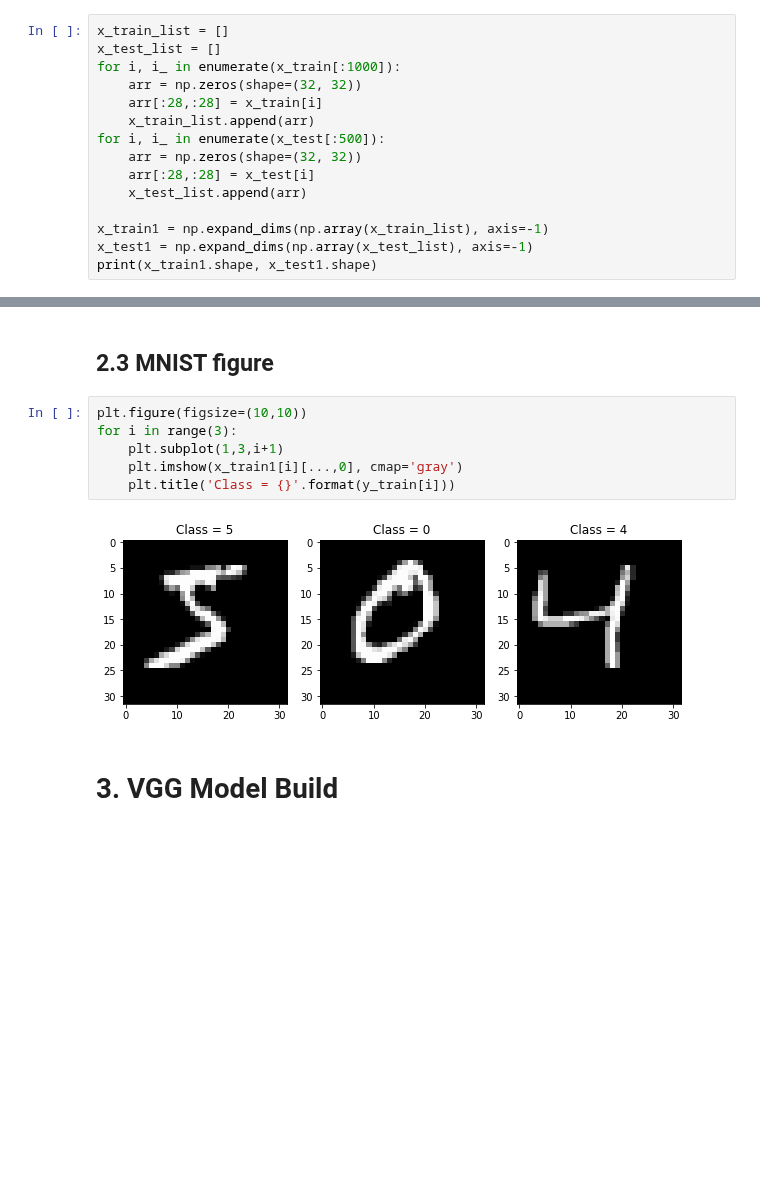
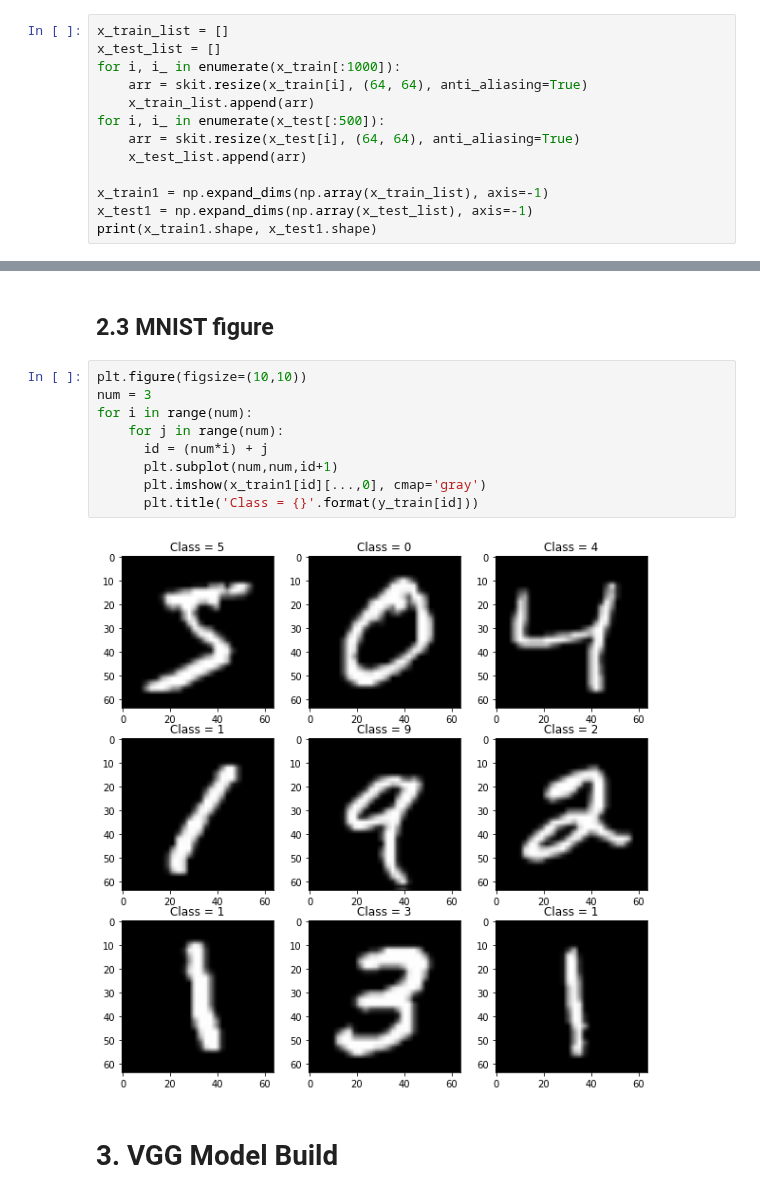
Before and after one commit to Pulsar-kkaturi/DL-Education, a Jupyter notebook: notebooks/Result_Visulization.ipynb, the cells around one changed output, grey strips where cells are left out. Cells and saved outputs as stored; diff of their text form; blank space fills up the shorter version.

```diff
--- a/notebooks/Result_Visulization.ipynb
+++ b/notebooks/Result_Visulization.ipynb
@@ -46,12 +53,10 @@ print(x_train.shape, y_train.shape)
 x_train_list = []
 x_test_list = []
 for i, i_ in enumerate(x_train[:1000]):
-    arr = np.zeros(shape=(32, 32))
-    arr[:28,:28] = x_train[i]
+    arr = skit.resize(x_train[i], (64, 64), anti_aliasing=True)
     x_train_list.append(arr)
 for i, i_ in enumerate(x_test[:500]):
-    arr = np.zeros(shape=(32, 32))
-    arr[:28,:28] = x_test[i]
+    arr = skit.resize(x_test[i], (64, 64), anti_aliasing=True)
     x_test_list.append(arr)
 
 x_train1 = np.expand_dims(np.array(x_train_list), axis=-1)
@@ -83,12 +88,15 @@ print(y_train1.shape, y_test1.shape)
 ## 2.3 MNIST figure
 # %%
 plt.figure(figsize=(10,10))
-for i in range(3):
-    plt.subplot(1,3,i+1)
-    plt.imshow(x_train1[i][...,0], cmap='gray')
-    plt.title('Class = {}'.format(y_train[i]))
+num = 3
+for i in range(num):
+    for j in range(num):
+      id = (num*i) + j
+      plt.subplot(num,num,id+1)
+      plt.imshow(x_train1[id][...,0], cmap='gray')
+      plt.title('Class = {}'.format(y_train[id]))
 # %% [output]
-[figure, old version]
+[figure, new version]
 # %% [markdown]
 # 3. VGG Model Build
 # %%
```
Also changed, not shown: parts of 13 cells of this notebook.
